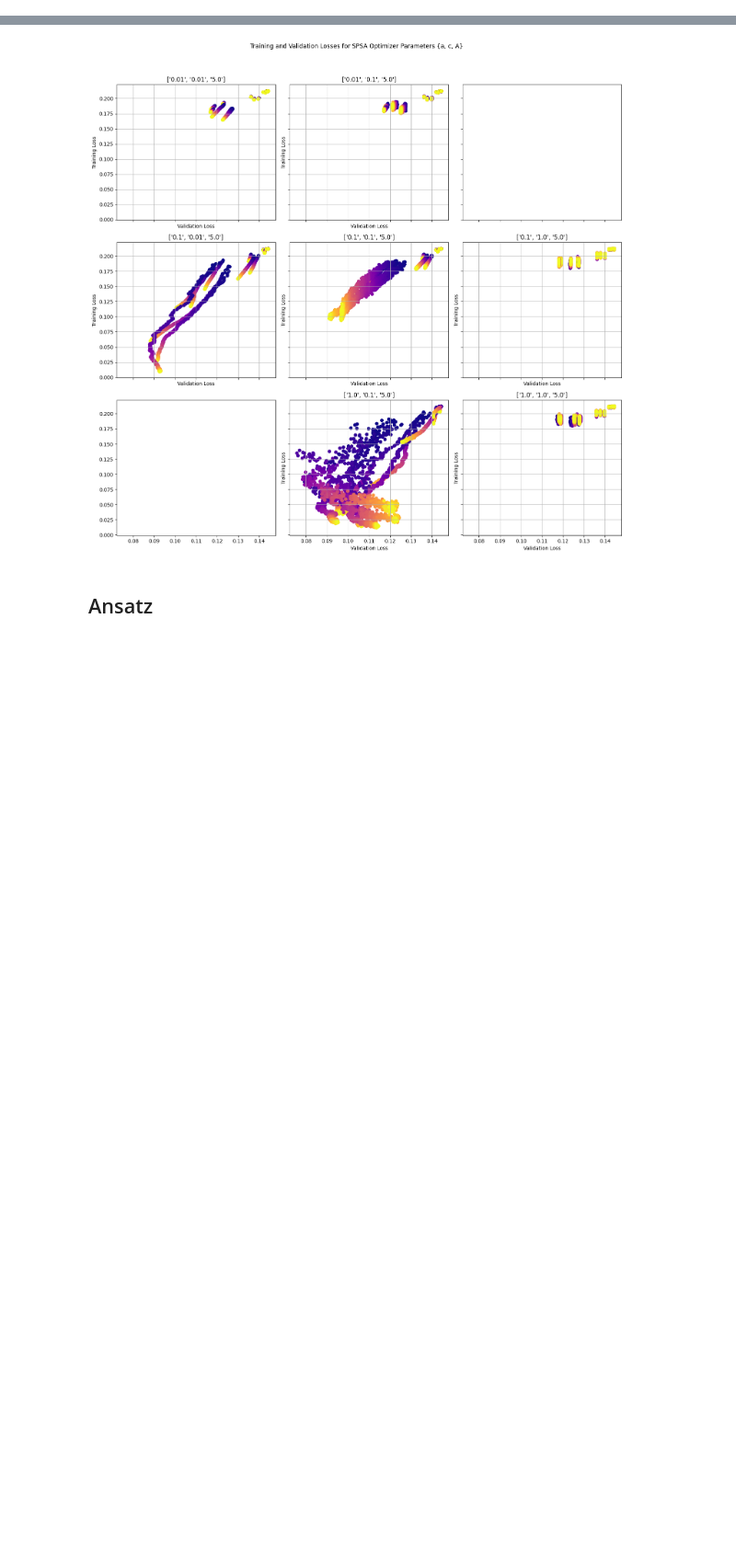
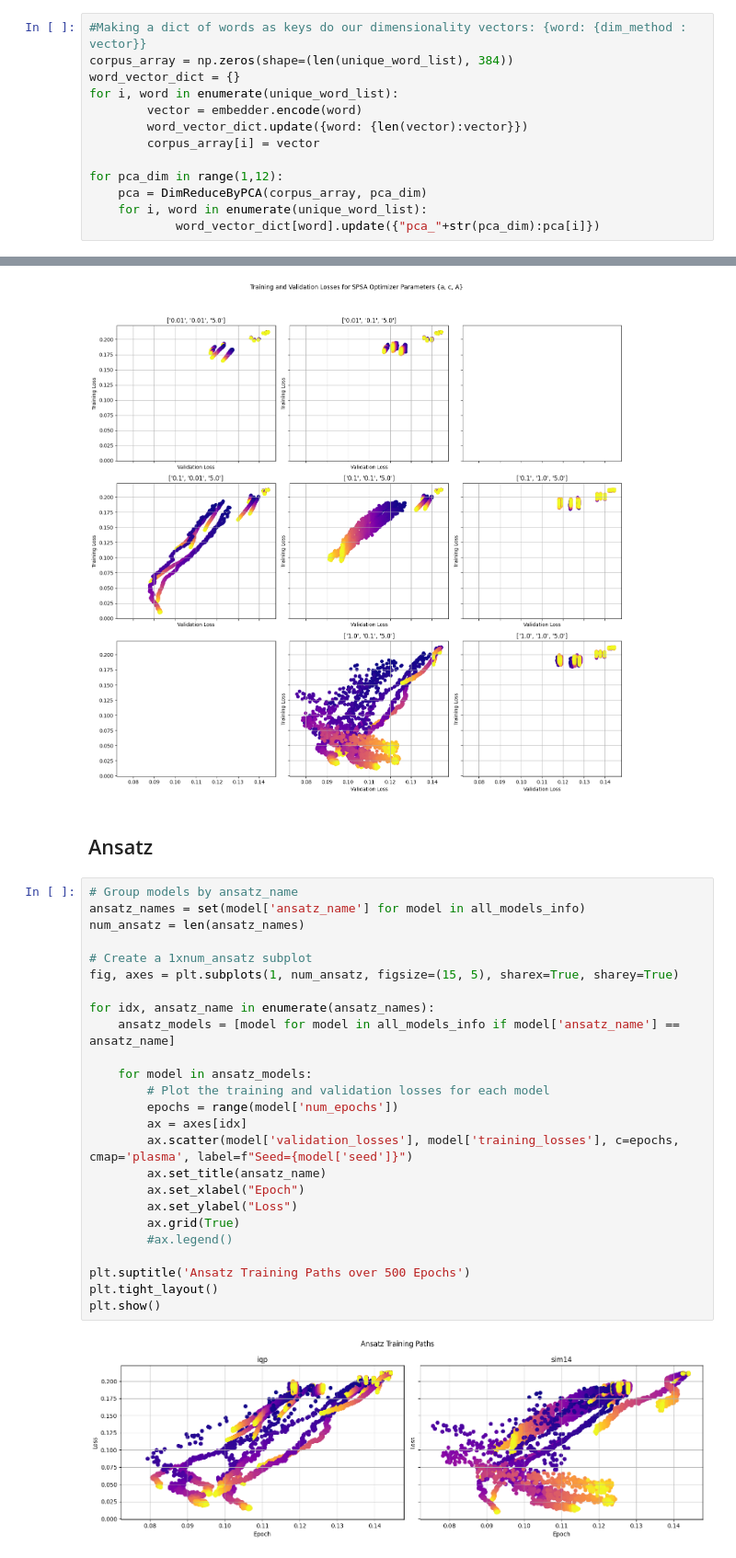
Before and after one commit to henry-dev-atkins/QNLP_MasterWork, a Jupyter notebook: IanMeeting.ipynb, the cells around one changed output, grey strips where cells are left out. Shown at 92% size. Saved outputs shown, nothing was run; the diff lists cells and outputs as text; blank space fills up the shorter version.

Commit message:
Added more models

```diff
--- a/IanMeeting.ipynb
+++ b/IanMeeting.ipynb
@@ -305,3 +254,16 @@ for i, word in enumerate(unique_word_list):
+# %%
+#Making a dict of words as keys do our dimensionality vectors: {word: {dim_method : vector}}
+corpus_array = np.zeros(shape=(len(unique_word_list), 384))
+word_vector_dict = {}
+for i, word in enumerate(unique_word_list):
+        vector = embedder.encode(word)
+        word_vector_dict.update({word: {len(vector):vector}})
+        corpus_array[i] = vector
+
+for pca_dim in range(1,12):
+    pca = DimReduceByPCA(corpus_array, pca_dim)
+    for i, word in enumerate(unique_word_list):
+            word_vector_dict[word].update({"pca_"+str(pca_dim):pca[i]})
 # %%
 word_vector_dict['agent']
 # %% [output]
@@ -1262,3 +1224,30 @@ plt.show()
 [figure]
 # %% [markdown]
 ## Ansatz
+# %%
+# Group models by ansatz_name
+ansatz_names = set(model['ansatz_name'] for model in all_models_info)
+num_ansatz = len(ansatz_names)
+
+# Create a 1xnum_ansatz subplot
+fig, axes = plt.subplots(1, num_ansatz, figsize=(15, 5), sharex=True, sharey=True)
+
+for idx, ansatz_name in enumerate(ansatz_names):
+    ansatz_models = [model for model in all_models_info if model['ansatz_name'] == ansatz_name]
+
+    for model in ansatz_models:
+        # Plot the training and validation losses for each model
+        epochs = range(model['num_epochs'])
+        ax = axes[idx]
+        ax.scatter(model['validation_losses'], model['training_losses'], c=epochs, cmap='plasma', label=f"Seed={model['seed']}")
+        ax.set_title(ansatz_name)
+        ax.set_xlabel("Epoch")
+        ax.set_ylabel("Loss")
+        ax.grid(True)
+        #ax.legend()
+
+plt.suptitle('Ansatz Training Paths over 500 Epochs')
+plt.tight_layout()
+plt.show()
+# %% [output]
+[figure, added]
```
Also changed, not shown: parts of 2 cells of this notebook, 14 other files.
